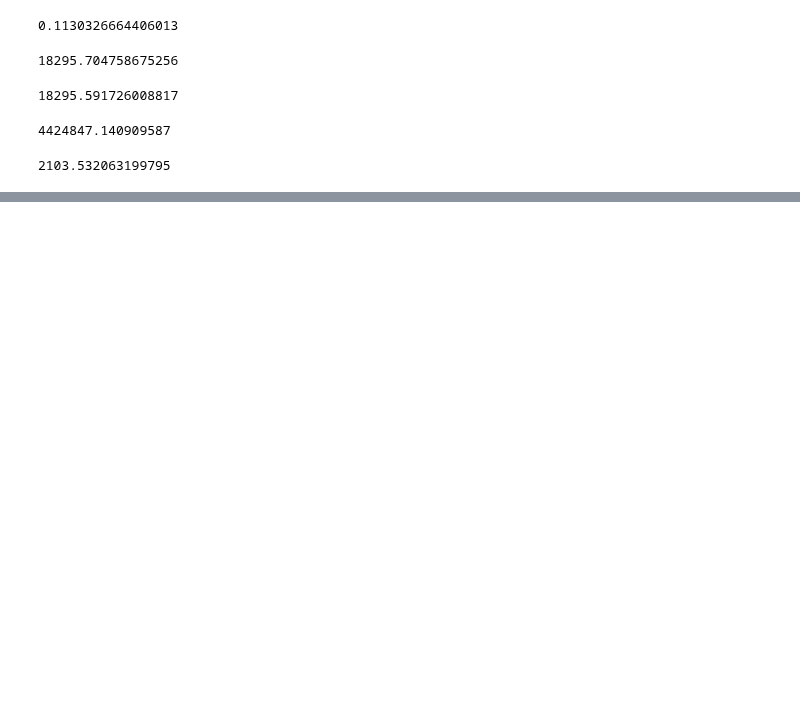
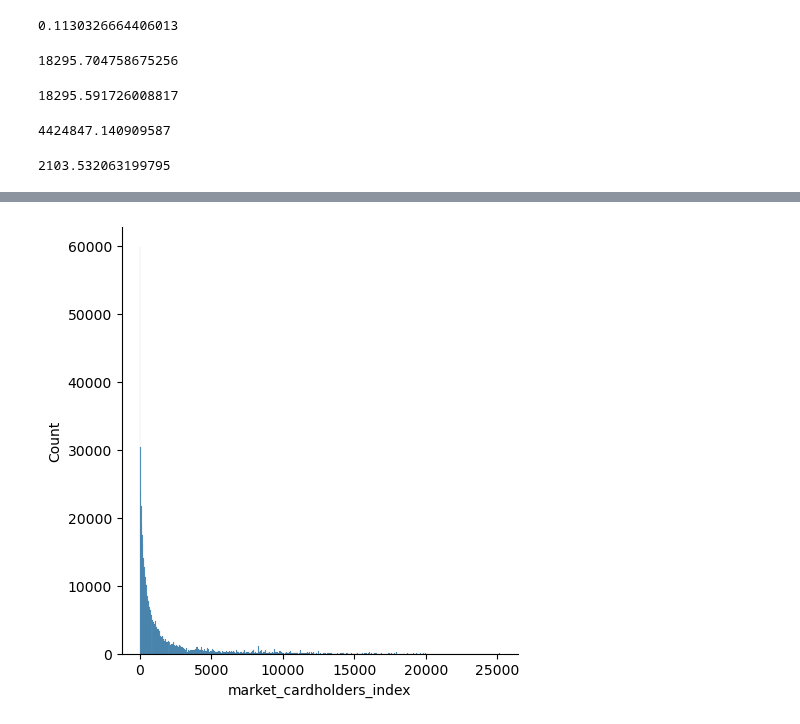
Before and after one commit to 2026413-png/Statistical-Techniques-for-Data-Analysis-CA-SEP-2026, a Jupyter notebook: 2026413_Statistics.ipynb, the cells around one changed output, grey strips where cells are left out. Saved outputs shown, nothing was run; the diff lists cells and outputs as text; code cells hidden in the pictures; blank space fills up the shorter version.

```diff
--- a/2026413_Statistics.ipynb
+++ b/2026413_Statistics.ipynb
@@ -196,0 +284,5 @@ print(stdv)
+# %%
+sns.displot(df['market_cardholders_index'])
+plt.show()
+# %% [output]
+[figure, added]
```
Also changed, not shown: parts of 41 cells of this notebook.
